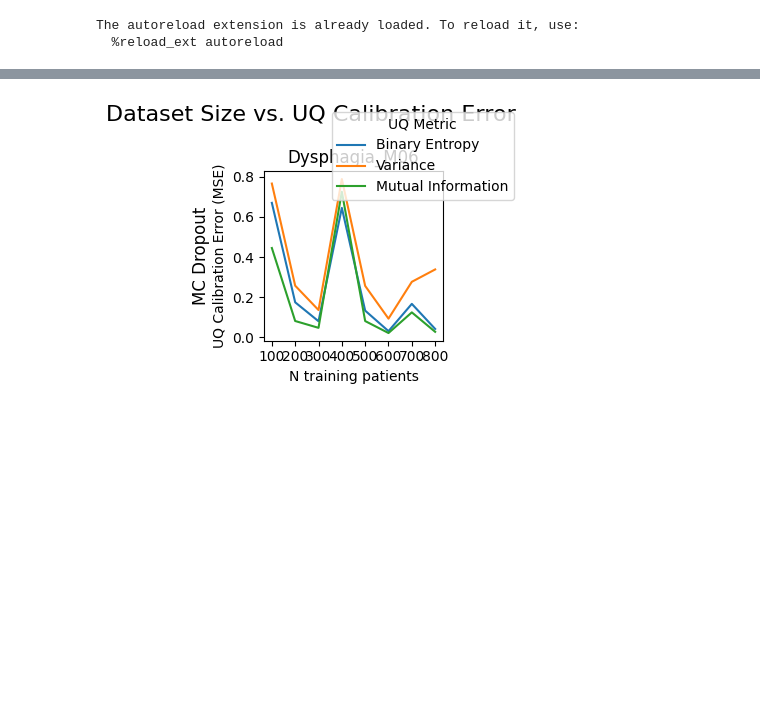
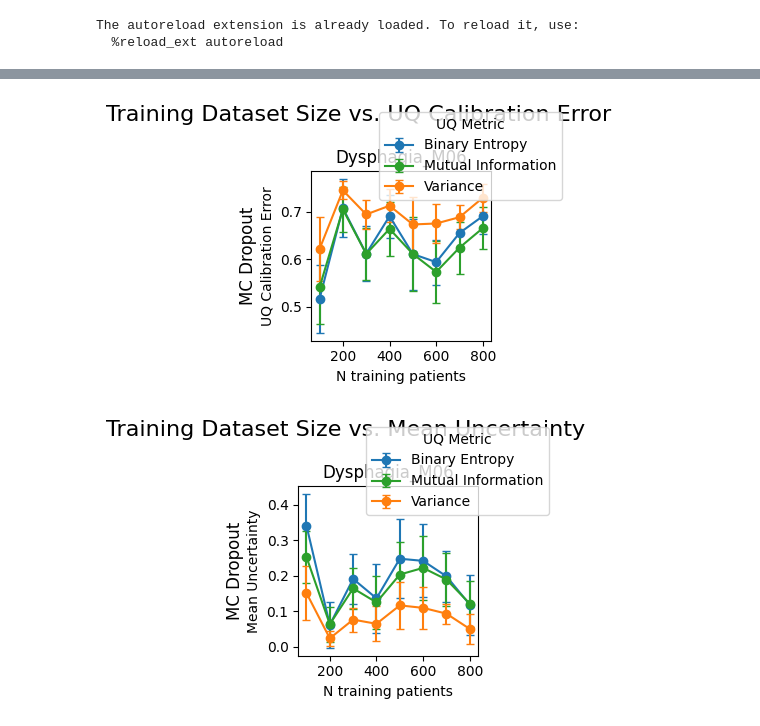
Before and after one commit to DLinRadiotherapyUMCG/PR3DICTR, a Jupyter notebook: metrics_testing copy.ipynb, the cells around one changed output, grey strips where cells are left out. Saved outputs shown, nothing was run; the diff lists cells and outputs as text; code cells hidden in the pictures; blank space fills up the shorter version.

```diff
--- a/metrics_testing copy.ipynb
+++ b/metrics_testing copy.ipynb
@@ -115,12 +127,17 @@ for endpoint, dfs in ALL_DFS_DICT.items():
     for method, method_dfs in dfs.items():
         UQ_RESULTS_DICT[endpoint][method] = {}
 
-        for amount, df_all_preds in method_dfs.items():
-            # label_columns = [x + '_true' for x in endpoint_list]
-            # pred_columns = [col for col in dfs.columns if 'pred' in col]
+        for iteration_n in range(1, number_of_iterations+1):
+            UQ_RESULTS_DICT[endpoint][method][iteration_n] = {}
 
-            df_UQ_results = compute_uncertainty_metrics_for_endpoint(df_all_preds, endpoint)
-            UQ_RESULTS_DICT[endpoint][method][amount] = df_UQ_results
+            iteration_dfs = method_dfs[iteration_n]
+
+            for amount, df_all_preds in iteration_dfs.items():
+                # label_columns = [x + '_true' for x in endpoint_list]
+                # pred_columns = [col for col in dfs.columns if 'pred' in col]
+
+                df_UQ_results = compute_uncertainty_metrics_for_endpoint(df_all_preds, endpoint)
+                UQ_RESULTS_DICT[endpoint][method][iteration_n][amount] = df_UQ_results
 
 
 #UQ_methods_list = list(ALL_DFS_DICT["Dysphagia_M06"].keys())
@@ -142,12 +179,19 @@ ENDPOINT_TYPES = {
 # %%
 from src.uncertainty.visualisation.plotting_UQ import plot_nested_UQ
 
 
-fig = plot_nested_UQ(UQ_RESULTS_DICT, ENDPOINT_TYPES, UQ_methods_list, UQ_metrics_list, plot_type="calibration_error_dataset_size", row_key="method", col_key="endpoint")
+fig = plot_nested_UQ(UQ_RESULTS_DICT, ENDPOINT_TYPES, UQ_methods_list, UQ_metrics_list, plot_type="calibration_error_dataset_size",
+                     row_key="method", col_key="endpoint", N_bins=5)
+plt.show()
+# plot_UQ_values_over_dataset_size
+
+
+fig = plot_nested_UQ(UQ_RESULTS_DICT, ENDPOINT_TYPES, UQ_methods_list, UQ_metrics_list, plot_type="plot_UQ_values_over_dataset_size",
+                     row_key="method", col_key="endpoint", N_bins=5)
 plt.show()
 
-
 # fig = plot_nested_UQ(UQ_RESULTS_DICT, ENDPOINT_TYPES, UQ_methods_list, UQ_metrics_list, plot_type="sparsification", row_key="endpoint", col_key="method")
-# plt.show()
+# plt.show()s
 # %% [output]
-[figure, old version]
+[figure, new version]
+[figure, added]
```
Also changed, not shown: parts of 2 cells of this notebook, 13 other files.
